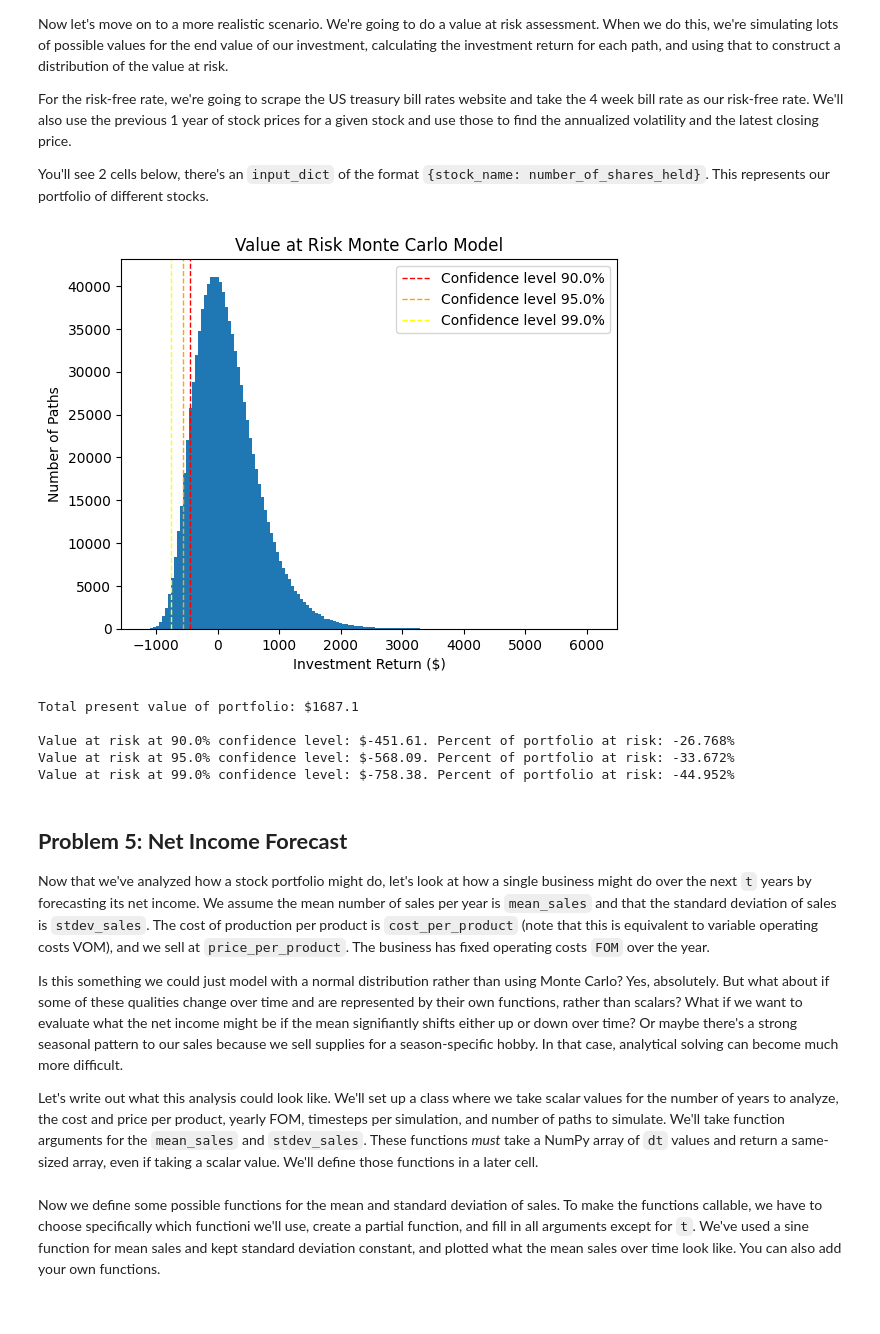
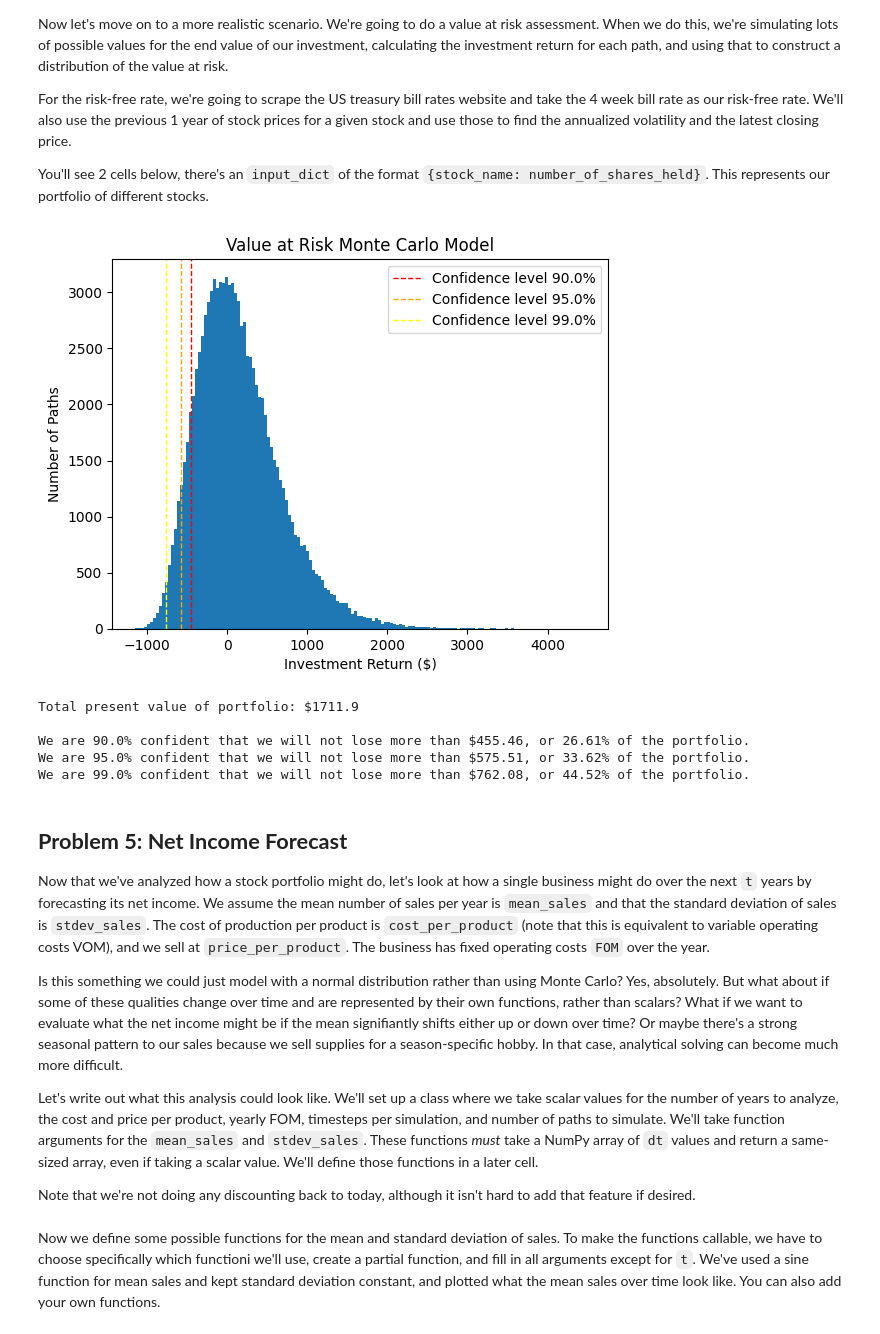
Before and after one commit to AvilashaHaldar/Monte_Carlo_Exercises, a Jupyter notebook: Monte_Carlo_Examples.ipynb, the cells around one changed output. Drawn from its saved outputs; the diff is of its cells as text; code cells hidden in the pictures.

```diff
--- a/Monte_Carlo_Examples.ipynb
+++ b/Monte_Carlo_Examples.ipynb
@@ -372,22 +372,26 @@ class ValueAtRiskMonteCarlo:
     return confidence_levels_dict
 
   @staticmethod
-  def make_histogram_plot_with_confidence_levels(investment_returns: np.array, confidence_level_values: dict, xlabel: str = "Investment Return ($)", title: str = "Value at Risk Monte Carlo Model"):
+  def make_histogram_plot_with_confidence_levels(investment_returns: np.array, confidence_levels_dict: dict, xlabel: str = "Investment Return ($)", title: str = "Value at Risk Monte Carlo Model"):
     colors = ["red", "orange", "yellow", "green", "blue", "purple"]
-    plt.hist(investment_returns, bins=150, density=False)
+
+    # Adding histogram with labels
+    plt.hist(investment_returns, bins=150)
     plt.ylabel("Number of Paths")
-    if len(xlabel):
+    if isinstance(xlabel, str) and len(xlabel):
       plt.xlabel(xlabel)
-    if len(title):
+    if isinstance(title, str) and len(title):
       plt.title(title)
 
+    # Adding vertical dashed lines for confidence levels. Each level will be a different color
     color_counter = 0
-    for key, val in confidence_level_values.items():
-      color = colors[color_counter % len(colors)]
+    for key, val in confidence_levels_dict.items():
+
+      color = colors[int(color_counter % len(colors))]
       color_counter += 1
 
       if isinstance(val, list):
-        # This is for "middle" tail. We want to drawe 2 lines, 1 for each side of the interval
+        # This is for "middle" tail. We want to draw 2 lines, 1 for each side of the interval
         for i in range(len(val)):
           this_val = val[i]
           if i == 0:
@@ -427,13 +431,6 @@ class ValueAtRiskMonteCarlo:
       investment_returns += this_investment_returns
 
     return total_present_value, investment_returns
-
-  @staticmethod
-  def __scrape_treasury_bill_rate():
-    # We use the 4-week Treasury bill rate as our risk-free rate
-    daily_treasury_bill_rates = InterestRatesScrapedData.InterestRatesScrapedData().get_scraped_treasury_bill_rates()
-    risk_free_rate = daily_treasury_bill_rates.iloc[0]["4 WEEKS COUPON EQUIVALENT"] / 100.0
-    return risk_free_rate
 
   @staticmethod
   def __create_monte_carlo_paths_for_one_stock(share_price: float, volatility: float, num_shares: int, risk_free_rate: float, years_to_maturity: float, num_paths: int = 1000) -> tuple[float, np.array]:
@@ -479,34 +476,43 @@ class ValueAtRiskMonteCarlo:
     input_df["share_price"] = share_price_list
 
     return input_df
+
+  @staticmethod
+  def __scrape_treasury_bill_rate():
+    # We use the 4-week Treasury bill rate as our risk-free rate
+    daily_treasury_bill_rates = InterestRatesScrapedData.InterestRatesScrapedData().get_scraped_treasury_bill_rates()
+    risk_free_rate = daily_treasury_bill_rates.iloc[0]["4 WEEKS COUPON EQUIVALENT"] / 100.0
+    return risk_free_rate
 # %%
 # Add the stock abbreviation and the number of shares of that stock to the dictionary below to represent the stock portfolio
 input_dict = {"DB": 3, "ACAD": 5, "MSFT": 4}
 
 # How many years into the future we want to analyze
 years_to_maturity = 2.0
 
 # The confidence levels we want to assess
 confidence_levels = [0.90, 0.95, 0.99]
-num_paths = int(1e6)
+num_paths = int(1e5)
 make_plot = True
 
 # Below are ticker names which have been confirmed to work with yfinance
 tested_ticker_names = ["AAPL", "ACAD", "ALNY", "DB", "LUV", "MSFT"]
 
 total_present_value, confidence_levels_dict = ValueAtRiskMonteCarlo.do_full_VaR_assessment_with_monte_carlo(input_dict, confidence_levels, years_to_maturity, num_paths, make_plot)
 # %% [output]
-[figure, old version]
+[figure, new version]
-# %%
-print(f"\nTotal present value of portfolio: ${round(total_present_value, 2)}\n")
-for key, val in confidence_levels_dict.items():
-  print(f"Value at risk at {key*100.0}% confidence level: ${round(val, 2)}. Percent of portfolio at risk: {round(val*100.0 / total_present_value, 3)}%")
-# %% [output]
-Total present value of portfolio: $1687.1
-
-Value at risk at 90.0% confidence level: $-451.61. Percent of portfolio at risk: -26.768%
-Value at risk at 95.0% confidence level: $-568.09. Percent of portfolio at risk: -33.672%
-Value at risk at 99.0% confidence level: $-758.38. Percent of portfolio at risk: -44.952%
+# %%
+# Note that nothing is actually at risk if the given VaR value is positive (negative represents loss), so if the value is positive, we say that nothing is at risk.
+print(f"\nTotal present value of portfolio: ${round(total_present_value, 2)}\n")
+for key, val in confidence_levels_dict.items():
+  this_VaR = -min(round(val, 2),0)
+  print(f"We are {key*100.0}% confident that we will not lose more than ${this_VaR}, or {round(this_VaR * 100.0 / total_present_value,2)}% of the portfolio.")
+# %% [output]
+Total present value of portfolio: $1711.9
+
+We are 90.0% confident that we will not lose more than $455.46, or 26.61% of the portfolio.
+We are 95.0% confident that we will not lose more than $575.51, or 33.62% of the portfolio.
+We are 99.0% confident that we will not lose more than $762.08, or 44.52% of the portfolio.
 # %% [markdown]
 ## **Problem 5: Net Income Forecast**
 
@@ -515,3 +521,5 @@ Now that we've analyzed how a stock portfolio might do, let's look at how a sing
 Is this something we could just model with a normal distribution rather than using Monte Carlo? Yes, absolutely. But what about if some of these qualities change over time and are represented by their own functions, rather than scalars? What if we want to evaluate what the net income might be if the mean signifiantly shifts either up or down over time? Or maybe there's a strong seasonal pattern to our sales because we sell supplies for a season-specific hobby. In that case, analytical solving can become much more difficult.
 
 Let's write out what this analysis could look like. We'll set up a class where we take scalar values for the number of years to analyze, the cost and price per product, yearly FOM, timesteps per simulation, and number of paths to simulate. We'll take function arguments for the `mean_sales` and `stdev_sales`. These functions *must* take a NumPy array of `dt` values and return a same-sized array, even if taking a scalar value. We'll define those functions in a later cell.
+
+Note that we're not doing any discounting back to today, although it isn't hard to add that feature if desired.
```
Also changed, not shown: parts of 13 cells of this notebook.
